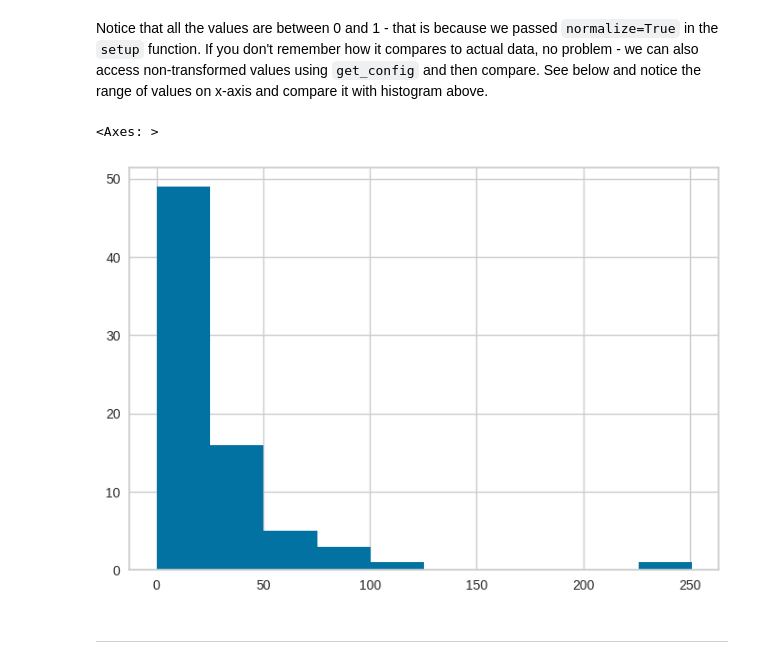
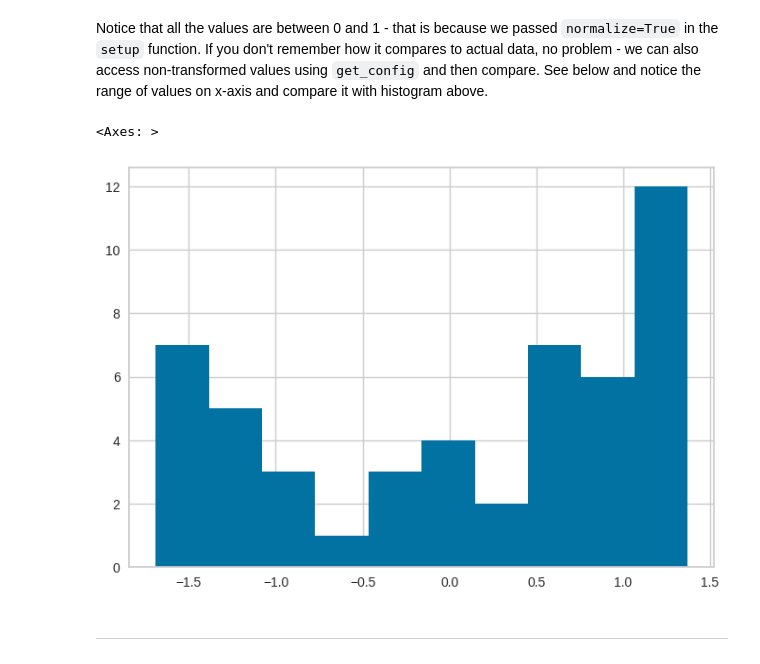
Before and after one commit to mtofighi/ChilwaBasin, a Jupyter notebook: ChilwaBasinDataUpdatedPyCaret2024/ChilwaAllDataAnalysisPyCaretRegressionMalaria.ipynb, the cells around one changed output. Cells and saved outputs as stored; diff of their text form; code cells hidden in the pictures.

```diff
--- a/ChilwaBasinDataUpdatedPyCaret2024/ChilwaAllDataAnalysisPyCaretRegressionMalaria.ipynb
+++ b/ChilwaBasinDataUpdatedPyCaret2024/ChilwaAllDataAnalysisPyCaretRegressionMalaria.ipynb
@@ -557,10 +578,10 @@ get_config('X_train_transformed')['SatelliteAverageRainfall'].hist()
 # %% [markdown]
 Notice that all the values are between 0 and 1 - that is because we passed `normalize=True` in the `setup` function. If you don't remember how it compares to actual data, no problem - we can also access non-transformed values using `get_config` and then compare. See below and notice the range of values on x-axis and compare it with histogram above.
 # %%
-get_config('X_train')['SatelliteAverageRainfall'].hist()
+get_config('X_train')['AverageMinTemperatureStandardizedAnomaly'].hist()
 # %% [output]
 <Axes: >
-[figure, old version]
+[figure, new version]
 # %% [markdown]
 ___
 # %% [markdown]
```
Also changed, not shown: parts of 11 cells of this notebook.
